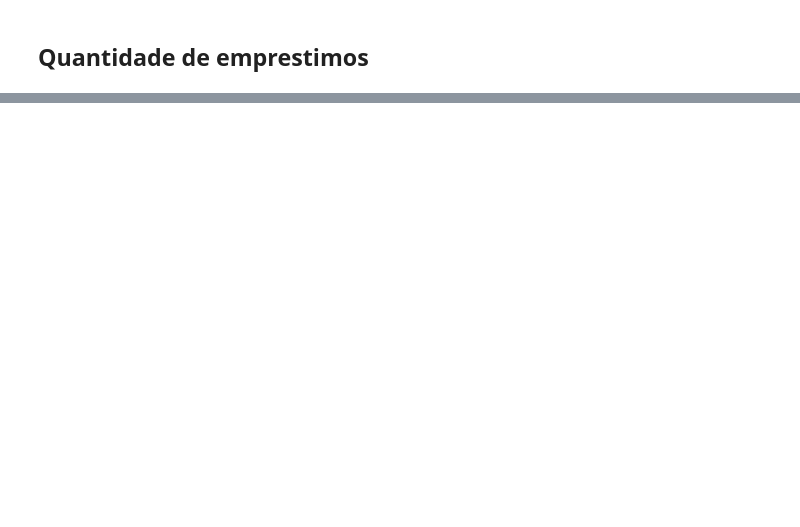
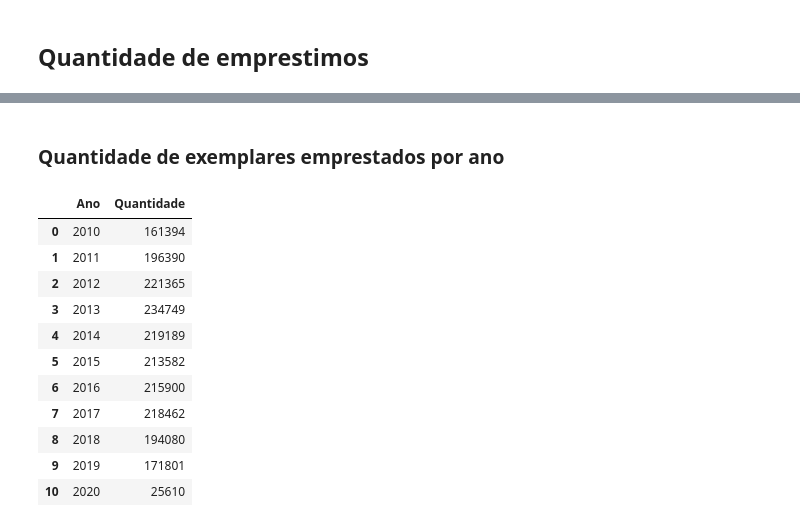
Before and after one commit to Beckyyy07/7DaysOfCodeAlura, a Jupyter notebook: 7DaysOfCode.ipynb, the cells around one changed output, grey strips where cells are left out. Cells and saved outputs as stored; diff of their text form; code cells hidden in the pictures; blank space fills up the shorter version.

```diff
--- a/7DaysOfCode.ipynb
+++ b/7DaysOfCode.ipynb
@@ -106,0 +169,2 @@ emprestimos_completo
+# %%
+df_emprestimo_completo =  df_emprestimos.merge(df_exemplares)
@@ -186,3 +234,2 @@ Name: count, dtype: int64
 # %%
-emprestimos_completo = emprestimos_completo.drop(columns = ['registro_sistema'])
-emprestimos_completo.head(5)
+df_emprestimo_completo = df_emprestimo_completo.drop(columns = 'registro_sistema')
@@ -609,0 +307,19 @@ Análise:
+# %% [markdown]
+### Quantidade de exemplares emprestados por ano
+# %%
+emprestimos_por_ano = data_emprestimo.groupby(data_emprestimo['Data'].dt.year)['Quantidade'].sum().reset_index()
+emprestimos_por_ano.columns = ['Ano', 'Quantidade']
+emprestimos_por_ano
+# %% [output]
+|  | Ano | Quantidade |
+| 0 | 2010 | 161394 |
+| 1 | 2011 | 196390 |
+| 2 | 2012 | 221365 |
+| 3 | 2013 | 234749 |
+| 4 | 2014 | 219189 |
+| 5 | 2015 | 213582 |
+| 6 | 2016 | 215900 |
+| 7 | 2017 | 218462 |
+| 8 | 2018 | 194080 |
+| 9 | 2019 | 171801 |
+| 10 | 2020 | 25610 |
```
Also changed, not shown: parts of 113 cells of this notebook.
